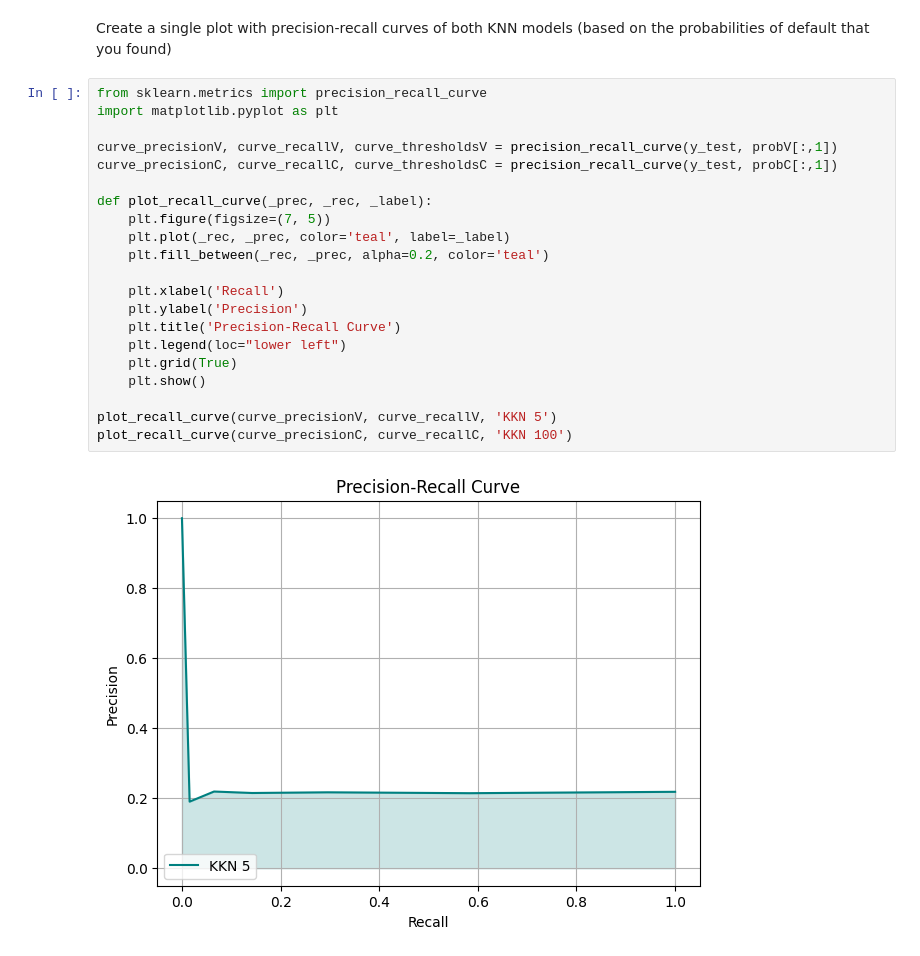
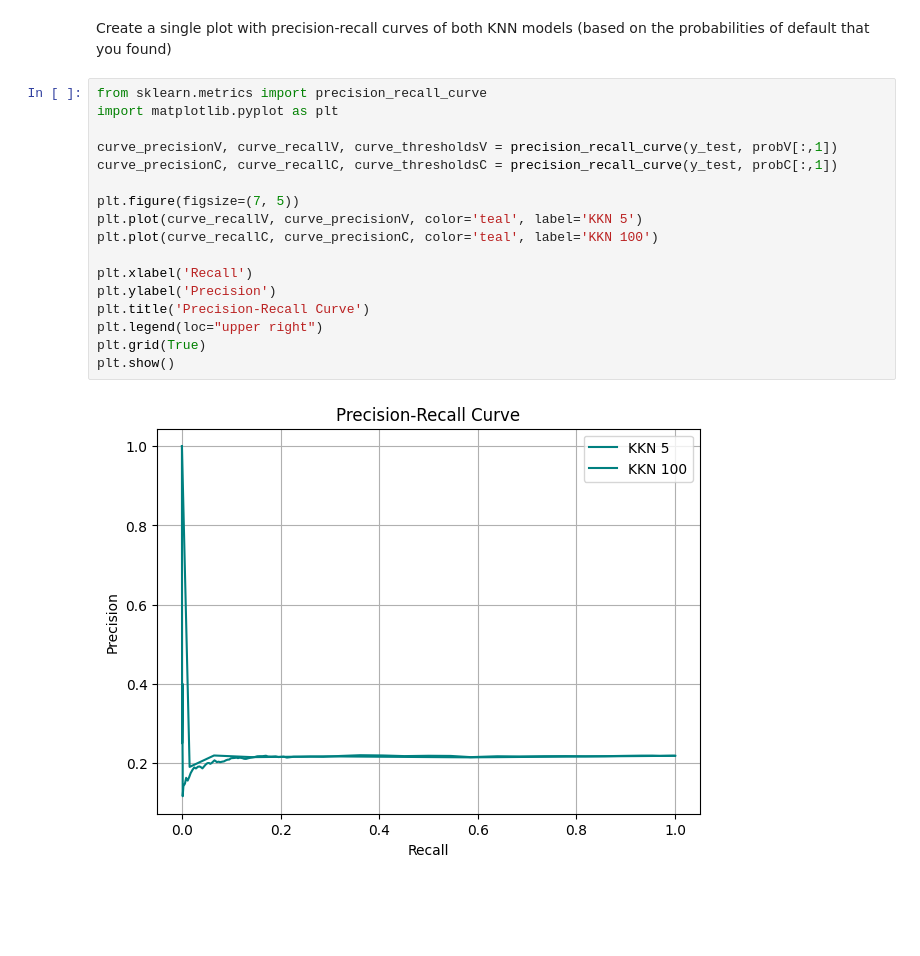
Before and after one commit to vdriet/mads-cc, a Jupyter notebook: creditcards.ipynb, the cells around one changed output. Cells and saved outputs as stored; diff of their text form; blank space fills up the shorter version.

Commit message:
MADS-99 until precision-recall curves

```diff
--- a/creditcards.ipynb
+++ b/creditcards.ipynb
@@ -223,23 +223,19 @@ default that you found)
 # %%
 from sklearn.metrics import precision_recall_curve
 import matplotlib.pyplot as plt
 
 curve_precisionV, curve_recallV, curve_thresholdsV = precision_recall_curve(y_test, probV[:,1])
 curve_precisionC, curve_recallC, curve_thresholdsC = precision_recall_curve(y_test, probC[:,1])
 
-def plot_recall_curve(_prec, _rec, _label):
-    plt.figure(figsize=(7, 5))
-    plt.plot(_rec, _prec, color='teal', label=_label)
-    plt.fill_between(_rec, _prec, alpha=0.2, color='teal')
+plt.figure(figsize=(7, 5))
+plt.plot(curve_recallV, curve_precisionV, color='teal', label='KKN 5')
+plt.plot(curve_recallC, curve_precisionC, color='teal', label='KKN 100')
 
-    plt.xlabel('Recall')
-    plt.ylabel('Precision')
-    plt.title('Precision-Recall Curve')
-    plt.legend(loc="lower left")
-    plt.grid(True)
-    plt.show()
-
-plot_recall_curve(curve_precisionV, curve_recallV, 'KKN 5')
-plot_recall_curve(curve_precisionC, curve_recallC, 'KKN 100')
+plt.xlabel('Recall')
+plt.ylabel('Precision')
+plt.title('Precision-Recall Curve')
+plt.legend(loc="upper right")
+plt.grid(True)
+plt.show()
 # %% [output]
-[figure, old version]
+[figure, new version]
```
Also changed, not shown: parts of 1 cell of this notebook.
